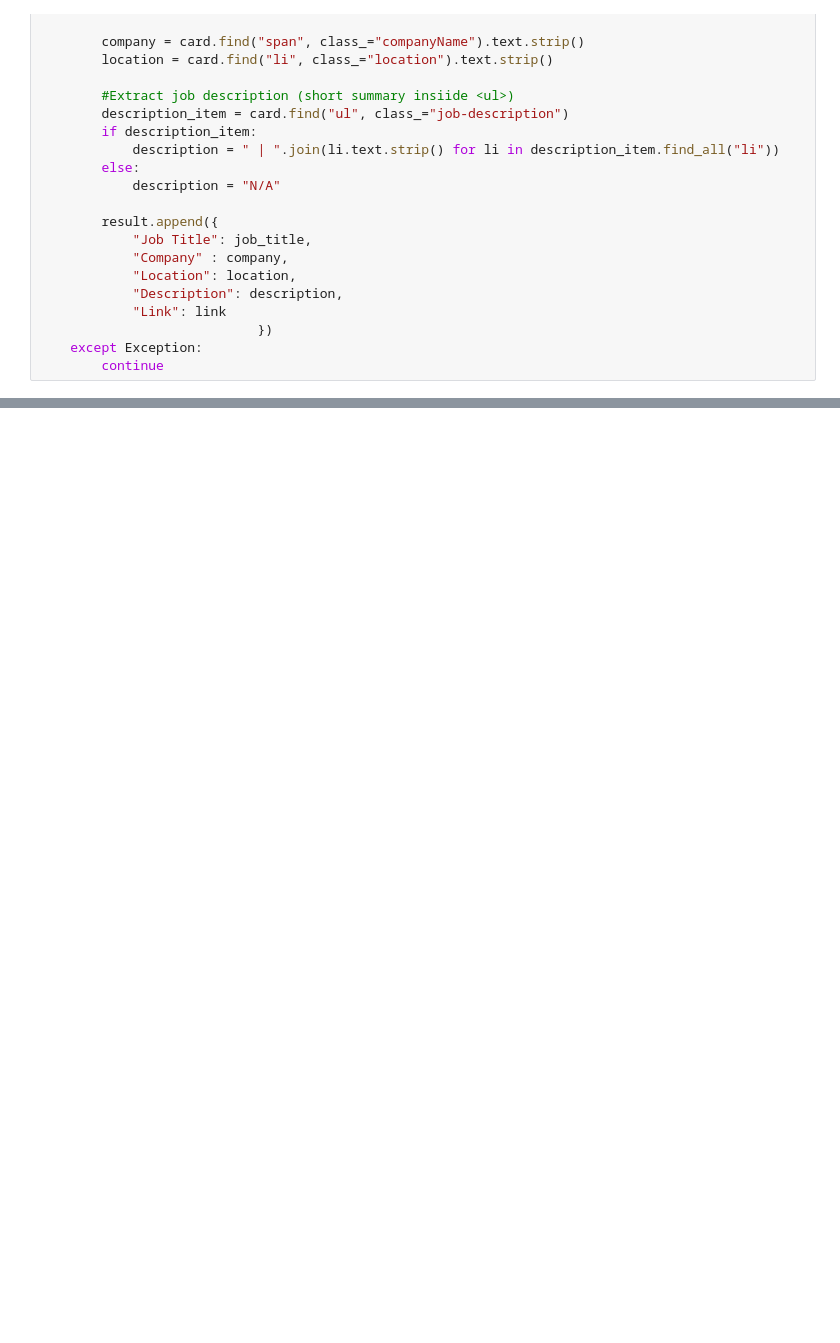
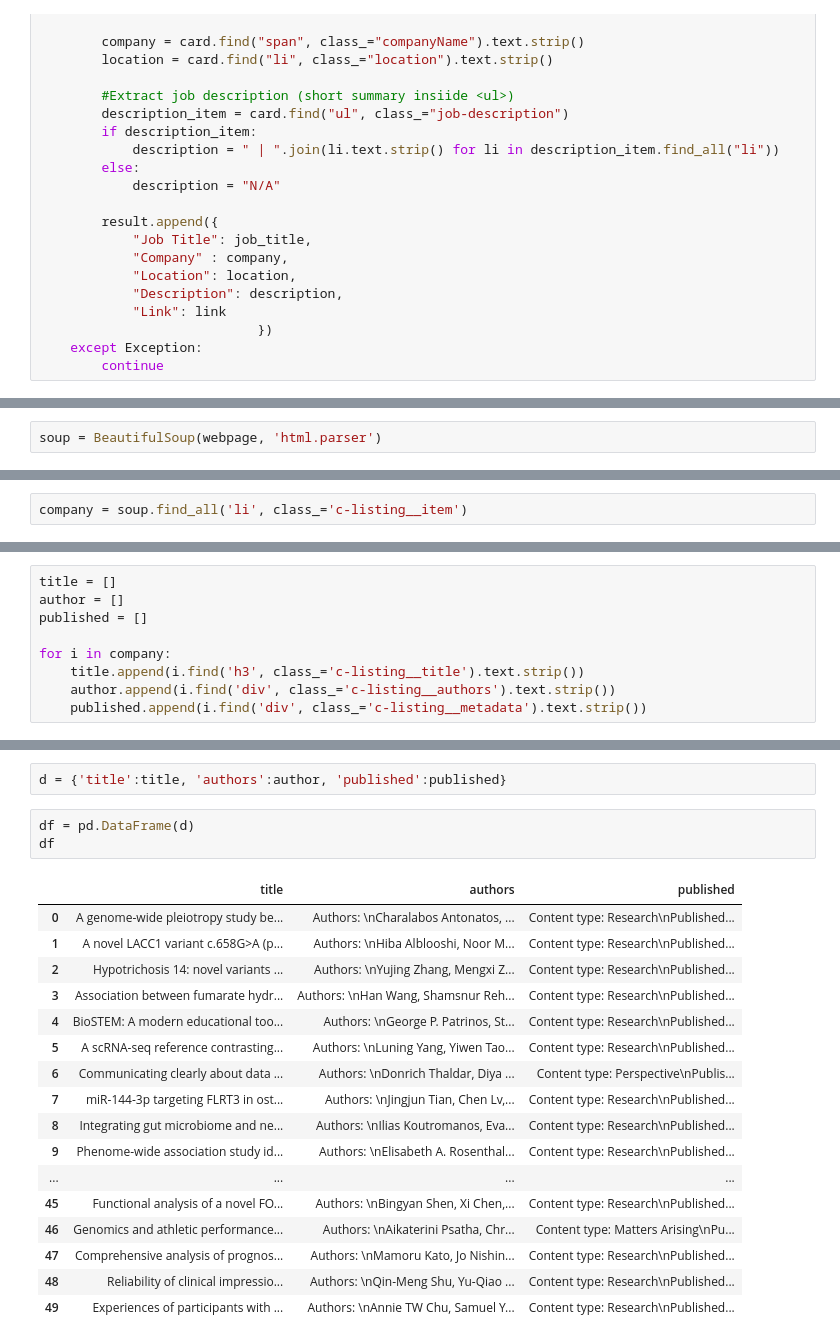
Before and after one commit to mewawalaabdeali/LangGraph_Detailed, a Jupyter notebook: test.ipynb, the cells around one changed output, grey strips where cells are left out. Saved outputs shown, nothing was run; the diff lists cells and outputs as text; blank space fills up the shorter version.

```diff
--- a/test.ipynb
+++ b/test.ipynb
@@ -50,0 +60,2 @@ print(df.head(10))
+# %%
+soup = BeautifulSoup(webpage, 'html.parser')
@@ -50,0 +82,2 @@ print(df.head(10))
+# %%
+company = soup.find_all('li', class_='c-listing__item')
@@ -50,0 +88,9 @@ print(df.head(10))
+# %%
+title = []
+author = []
+published = []
+
+for i in company:
+    title.append(i.find('h3', class_='c-listing__title').text.strip())
+    author.append(i.find('div', class_='c-listing__authors').text.strip())
+    published.append(i.find('div', class_='c-listing__metadata').text.strip())
@@ -50,0 +157,23 @@ print(df.head(10))
+# %%
+d = {'title':title, 'authors':author, 'published':published}
+# %%
+df = pd.DataFrame(d)
+df
+# %% [output]
+|  | title | authors | published |
+| 0 | A genome-wide pleiotropy study be... | Authors: \nCharalabos Antonatos, ... | Content type: Research\nPublished... |
+| 1 | A novel LACC1 variant c.658G>A (p... | Authors: \nHiba Alblooshi, Noor M... | Content type: Research\nPublished... |
+| 2 | Hypotrichosis 14: novel variants ... | Authors: \nYujing Zhang, Mengxi Z... | Content type: Research\nPublished... |
+| 3 | Association between fumarate hydr... | Authors: \nHan Wang, Shamsnur Reh... | Content type: Research\nPublished... |
+| 4 | BioSTEM: A modern educational too... | Authors: \nGeorge P. Patrinos, St... | Content type: Research\nPublished... |
+| 5 | A scRNA-seq reference contrasting... | Authors: \nLuning Yang, Yiwen Tao... | Content type: Research\nPublished... |
+| 6 | Communicating clearly about data ... | Authors: \nDonrich Thaldar, Diya ... | Content type: Perspective\nPublis... |
+| 7 | miR-144-3p targeting FLRT3 in ost... | Authors: \nJingjun Tian, Chen Lv,... | Content type: Research\nPublished... |
+| 8 | Integrating gut microbiome and ne... | Authors: \nIlias Koutromanos, Eva... | Content type: Research\nPublished... |
+| 9 | Phenome-wide association study id... | Authors: \nElisabeth A. Rosenthal... | Content type: Research\nPublished... |
+| ... | ... | ... | ... |
+| 45 | Functional analysis of a novel FO... | Authors: \nBingyan Shen, Xi Chen,... | Content type: Research\nPublished... |
+| 46 | Genomics and athletic performance... | Authors: \nAikaterini Psatha, Chr... | Content type: Matters Arising\nPu... |
+| 47 | Comprehensive analysis of prognos... | Authors: \nMamoru Kato, Jo Nishin... | Content type: Research\nPublished... |
+| 48 | Reliability of clinical impressio... | Authors: \nQin-Meng Shu, Yu-Qiao ... | Content type: Research\nPublished... |
+| 49 | Experiences of participants with ... | Authors: \nAnnie TW Chu, Samuel Y... | Content type: Research\nPublished... |
```
Also changed, not shown: parts of 9 cells of this notebook.
